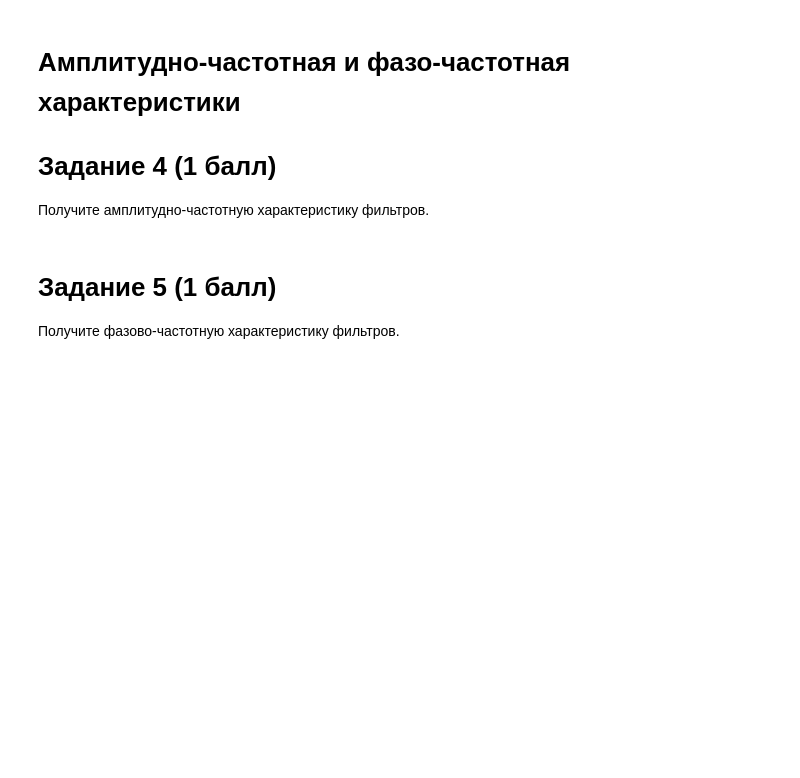
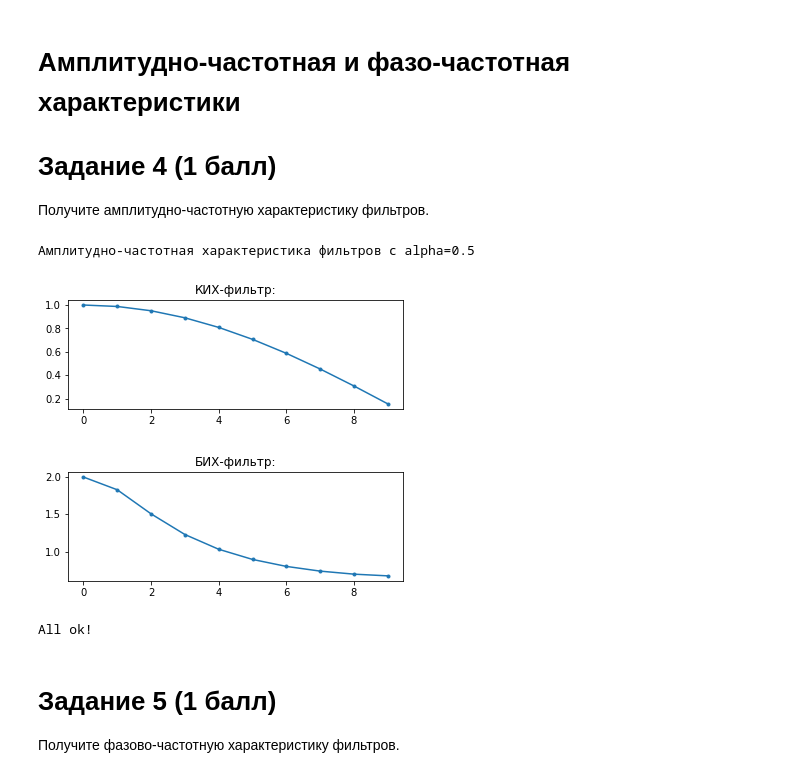
Before and after one commit to Margarita307/DSP, a Jupyter notebook: lab3.ipynb, the cells around one changed output. Cells and saved outputs as stored; diff of their text form; code cells hidden in the pictures; blank space fills up the shorter version.

```diff
--- a/lab3.ipynb
+++ b/lab3.ipynb
@@ -255,24 +255,25 @@ AssertionError: Bad FIR.
 # %%
 print("Амплитудно-частотная характеристика фильтров с alpha=0.5")
 
 # Получить амплитудно-частотную характеристику
-# YOUR CODE HERE
-#
-fir_frequency_response =
-iir_frequency_response =
-#
+fir_frequency_response = np.sqrt((1 + np.cos(np.linspace(0, 9 / 10 * np.pi, 10))) / 2)
+iir_frequency_response = 1 / np.sqrt(1 - 2*0.5*np.cos(np.linspace(0, 9 / 10 * np.pi, 10)) + 0.25)
 
 
 plt.figure(figsize=(6,2))
 plt.title("КИХ-фильтр:")
 plt.plot(fir_frequency_response, '.-')
 plt.show()
 
 
 plt.figure(figsize=(6,2))
 plt.title("БИХ-фильтр:")
 plt.plot(iir_frequency_response, '.-')
 plt.show()
+# %% [output]
+Амплитудно-частотная характеристика фильтров с alpha=0.5
+[figure, added]
+[figure, added]
 # %%
 assert fir_frequency_response.shape[0] == iir_frequency_response.shape[0] == 10, \
     f"Bad FR shape. Must be N//2."
@@ -286,6 +287,8 @@ assert np.allclose(iir_frequency_response, _ideal_iir_fr), \
     f"Bad iir FR. diff is {np.abs(iir_frequency_response - _ideal_iir_fr).sum()}"
 
 print("All ok!")
+# %% [output]
+All ok!
 # %% [markdown]
 # Задание 5 (1 балл)
 Получите фазово-частотную характеристику фильтров.
```
Also changed, not shown: parts of 2 cells of this notebook.
